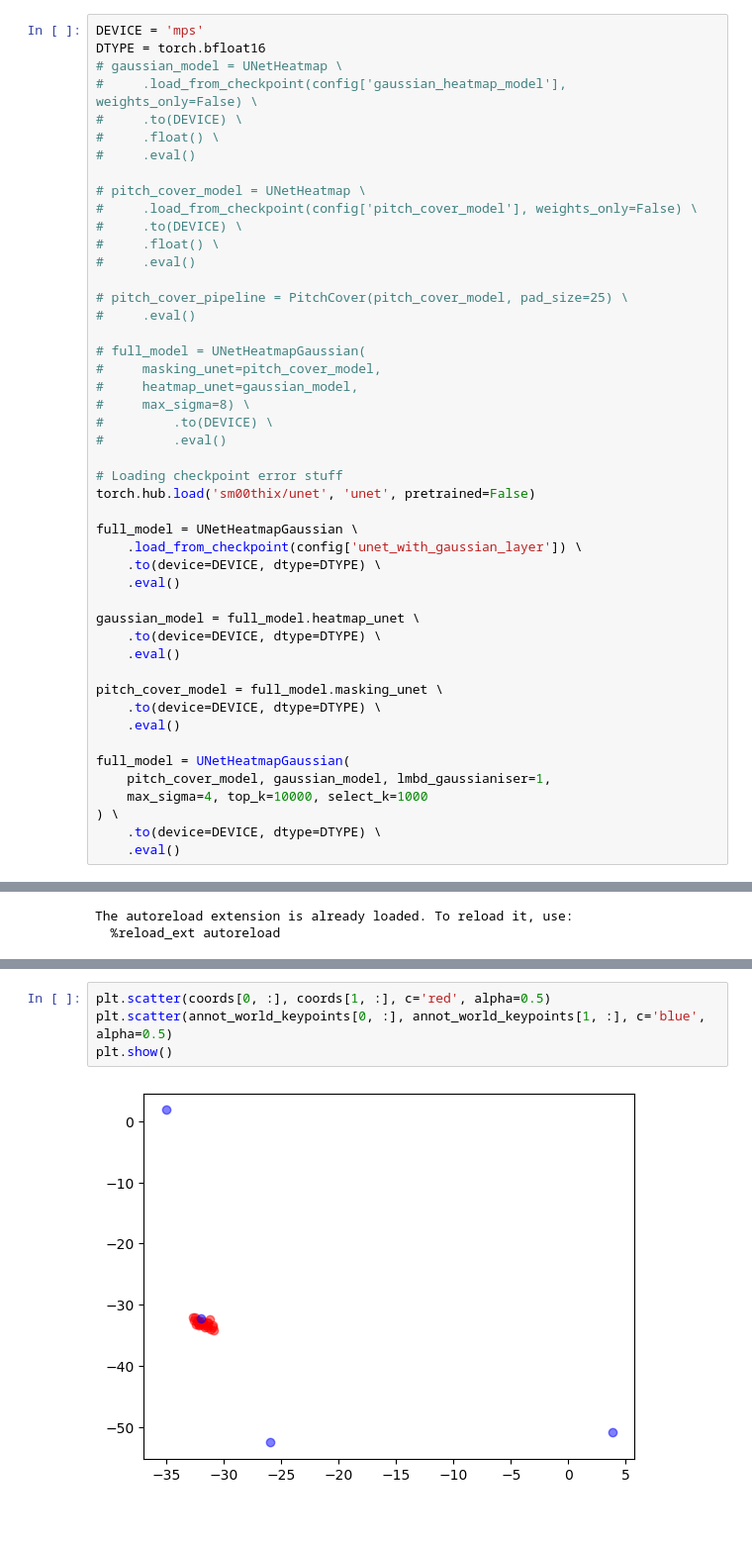
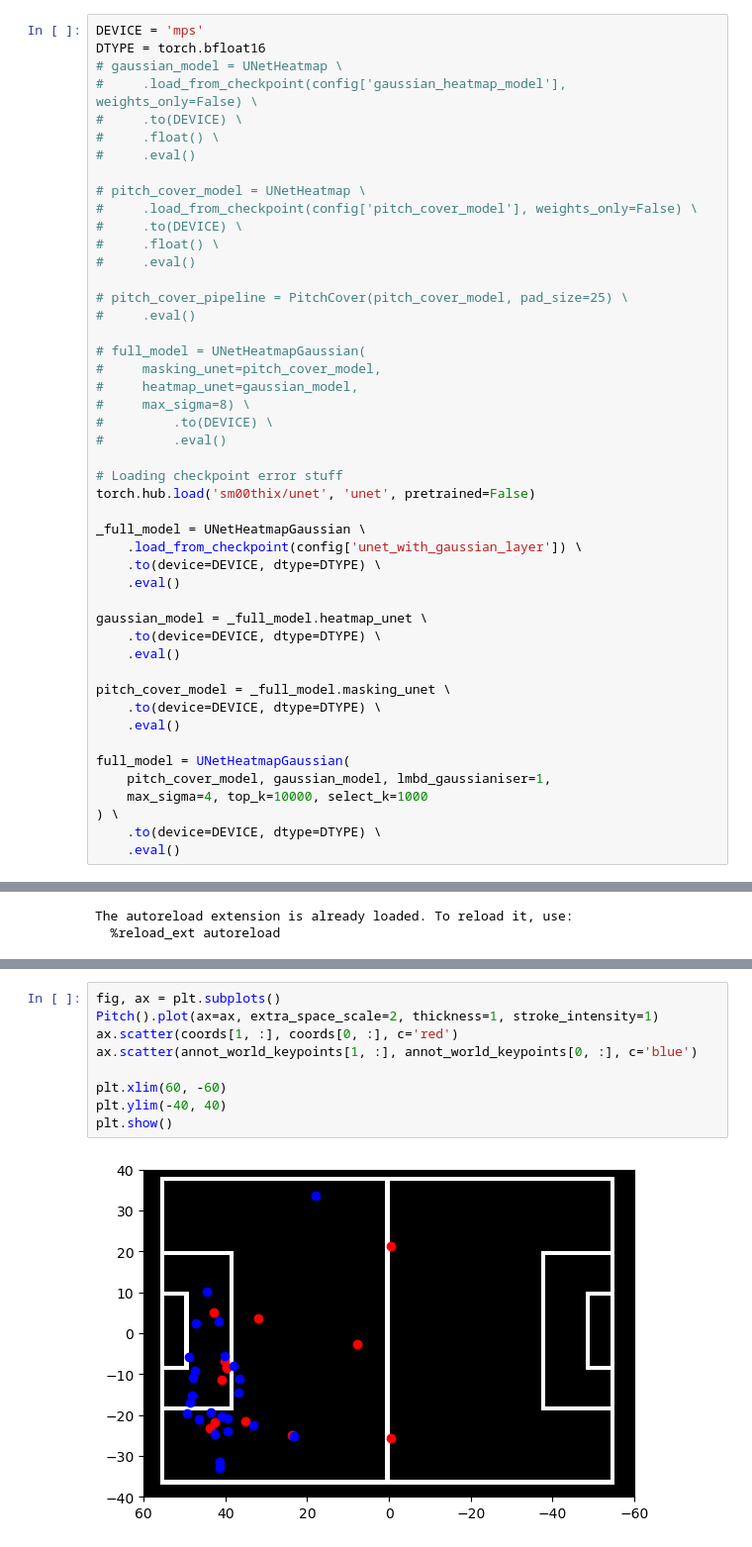
Before and after one commit to SamNguyen2k5/NUSC-ISC-FootballAnalysis, a Jupyter notebook: experiments/ex06_player_heatmap_after_masking/spiideo-inference-test.ipynb, the cells around one changed output, grey strips where cells are left out. Shown at 99% size. Cells and saved outputs as stored; diff of their text form; blank space fills up the shorter version.

```diff
--- a/experiments/ex06_player_heatmap_after_masking/spiideo-inference-test.ipynb
+++ b/experiments/ex06_player_heatmap_after_masking/spiideo-inference-test.ipynb
@@ -114,16 +129,16 @@ DTYPE = torch.bfloat16
 # Loading checkpoint error stuff
 torch.hub.load('sm00thix/unet', 'unet', pretrained=False)
 
-full_model = UNetHeatmapGaussian \
+_full_model = UNetHeatmapGaussian \
     .load_from_checkpoint(config['unet_with_gaussian_layer']) \
     .to(device=DEVICE, dtype=DTYPE) \
     .eval()
 
-gaussian_model = full_model.heatmap_unet \
+gaussian_model = _full_model.heatmap_unet \
     .to(device=DEVICE, dtype=DTYPE) \
     .eval()
 
-pitch_cover_model = full_model.masking_unet \
+pitch_cover_model = _full_model.masking_unet \
     .to(device=DEVICE, dtype=DTYPE) \
     .eval()
 
@@ -253,6 +295,11 @@ array([[     3.8074,     -35.047,     -25.995,     -32.028],
 # %%
-plt.scatter(coords[0, :], coords[1, :], c='red', alpha=0.5)
-plt.scatter(annot_world_keypoints[0, :], annot_world_keypoints[1, :], c='blue', alpha=0.5)
+fig, ax = plt.subplots()
+Pitch().plot(ax=ax, extra_space_scale=2, thickness=1, stroke_intensity=1)
+ax.scatter(coords[1, :], coords[0, :], c='red')
+ax.scatter(annot_world_keypoints[1, :], annot_world_keypoints[0, :], c='blue')
+
+plt.xlim(60, -60)
+plt.ylim(-40, 40)
 plt.show()
 # %% [output]
-[figure, old version]
+[figure, new version]
```
Also changed, not shown: parts of 13 cells of this notebook, 44 other files.
